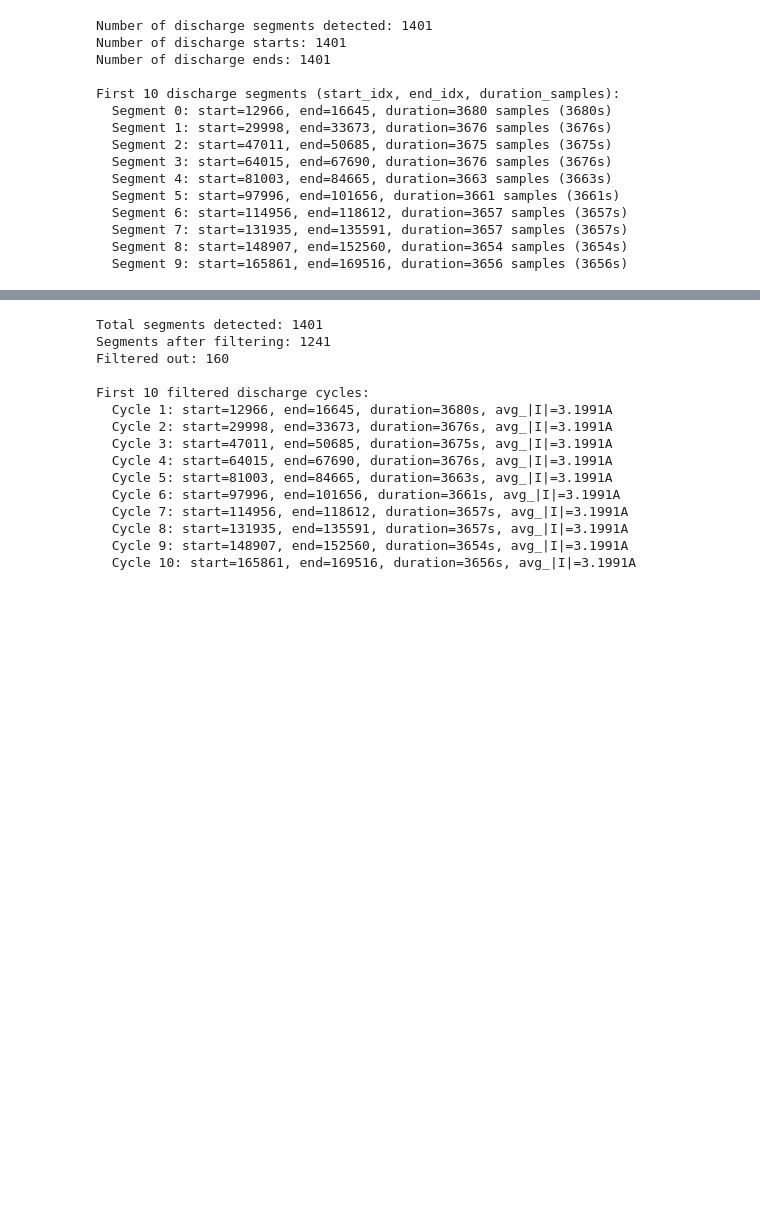
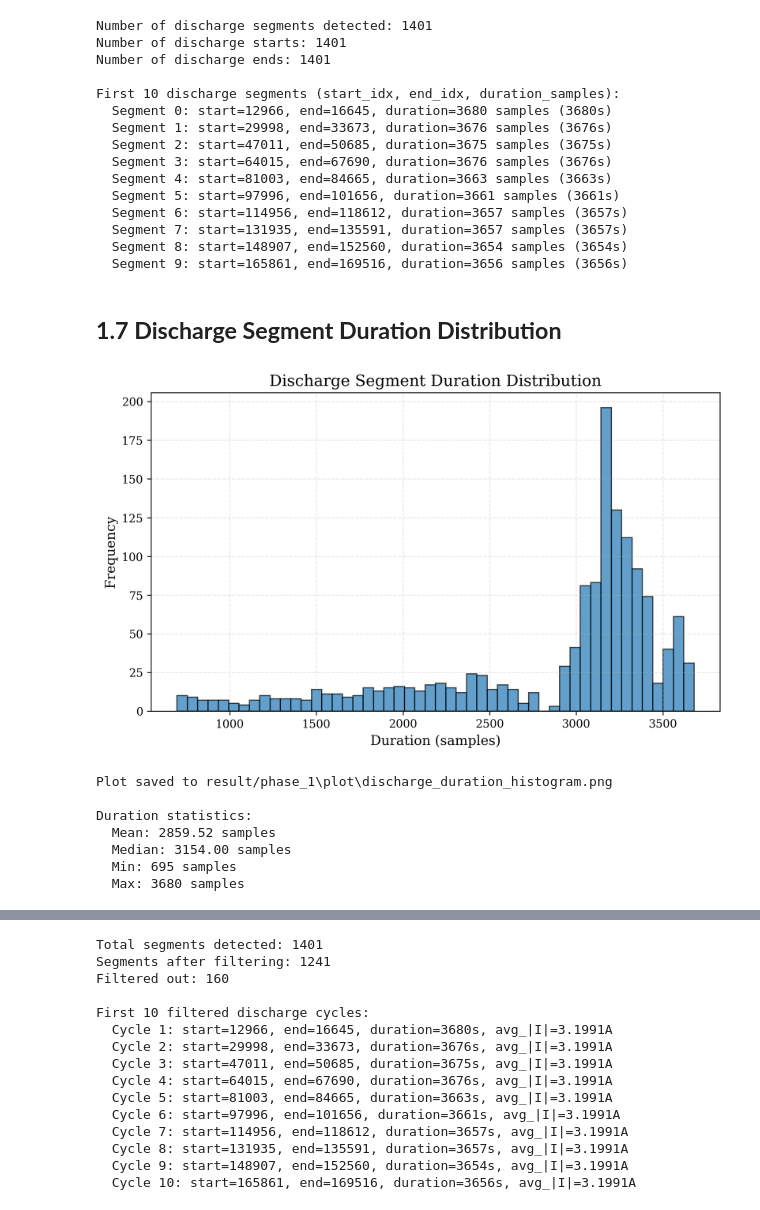
Before and after one commit to 1bytess/quantum-ocsvm-battery-anomaly-detection, a Jupyter notebook: phase_1_data_processing_segmentation.ipynb, the cells around one changed output, grey strips where cells are left out. Cells and saved outputs as stored; diff of their text form; code cells hidden in the pictures; blank space fills up the shorter version.

```diff
--- a/phase_1_data_processing_segmentation.ipynb
+++ b/phase_1_data_processing_segmentation.ipynb
@@ -145,3 +228,33 @@ First 10 discharge segments (start_idx, end_idx, duration_samples):
   Segment 7: start=131935, end=135591, duration=3657 samples (3657s)
   Segment 8: start=148907, end=152560, duration=3654 samples (3654s)
   Segment 9: start=165861, end=169516, duration=3656 samples (3656s)
+# %% [markdown]
+## **1.7 Discharge Segment Duration Distribution**
+# %%
+segment_durations = [discharge_ends[i] - discharge_starts[i] + 1 for i in range(len(discharge_starts))]
+
+plt.figure(figsize=(8, 5))
+plt.hist(segment_durations, bins=50, color='tab:blue', alpha=0.7, edgecolor='black')
+plt.xlabel('Duration (samples)')
+plt.ylabel('Frequency')
+plt.title('Discharge Segment Duration Distribution')
+plt.grid(True, alpha=0.3, linestyle='--')
+plt.tight_layout()
+plt.savefig(os.path.join(PLOT_DIR, "discharge_duration_histogram.png"), bbox_inches='tight')
+plt.show()
+
+print(f"Plot saved to {os.path.join(PLOT_DIR, 'discharge_duration_histogram.png')}")
+print(f"\nDuration statistics:")
+print(f"  Mean: {np.mean(segment_durations):.2f} samples")
+print(f"  Median: {np.median(segment_durations):.2f} samples")
+print(f"  Min: {np.min(segment_durations)} samples")
+print(f"  Max: {np.max(segment_durations)} samples")
+# %% [output]
+[figure, added]
+Plot saved to result/phase_1\plot\discharge_duration_histogram.png
+
+Duration statistics:
+  Mean: 2859.52 samples
+  Median: 3154.00 samples
+  Min: 695 samples
+  Max: 3680 samples
```
Also changed, not shown: parts of 14 cells of this notebook, 21 other files.
